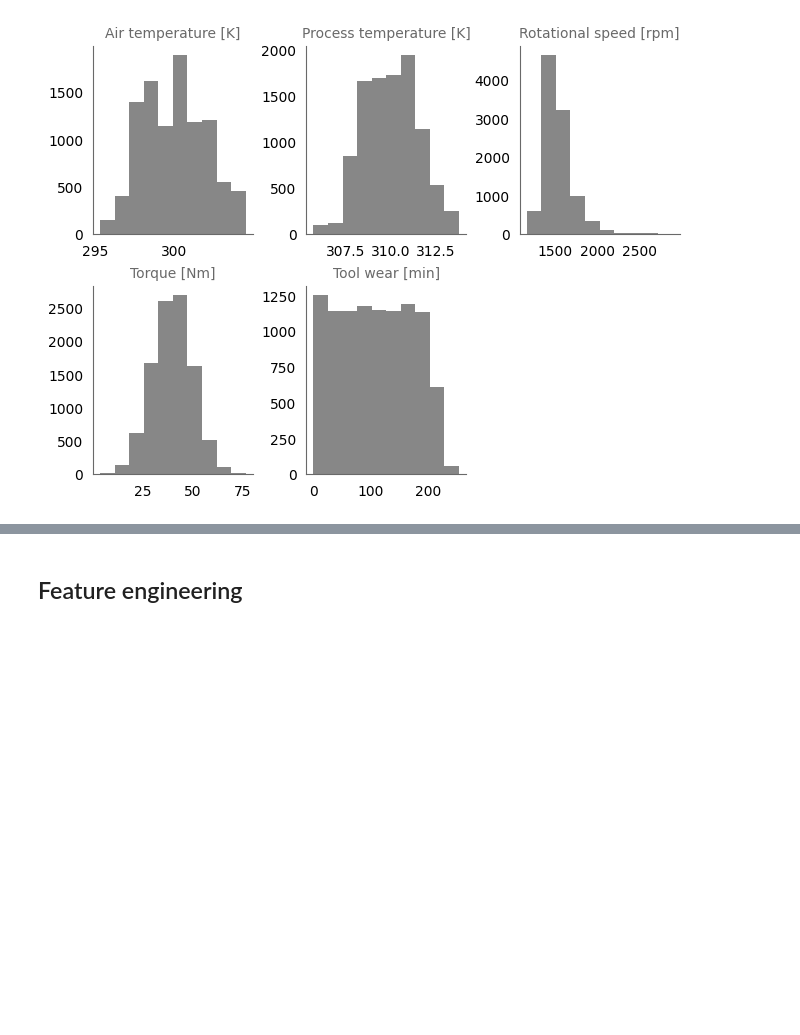
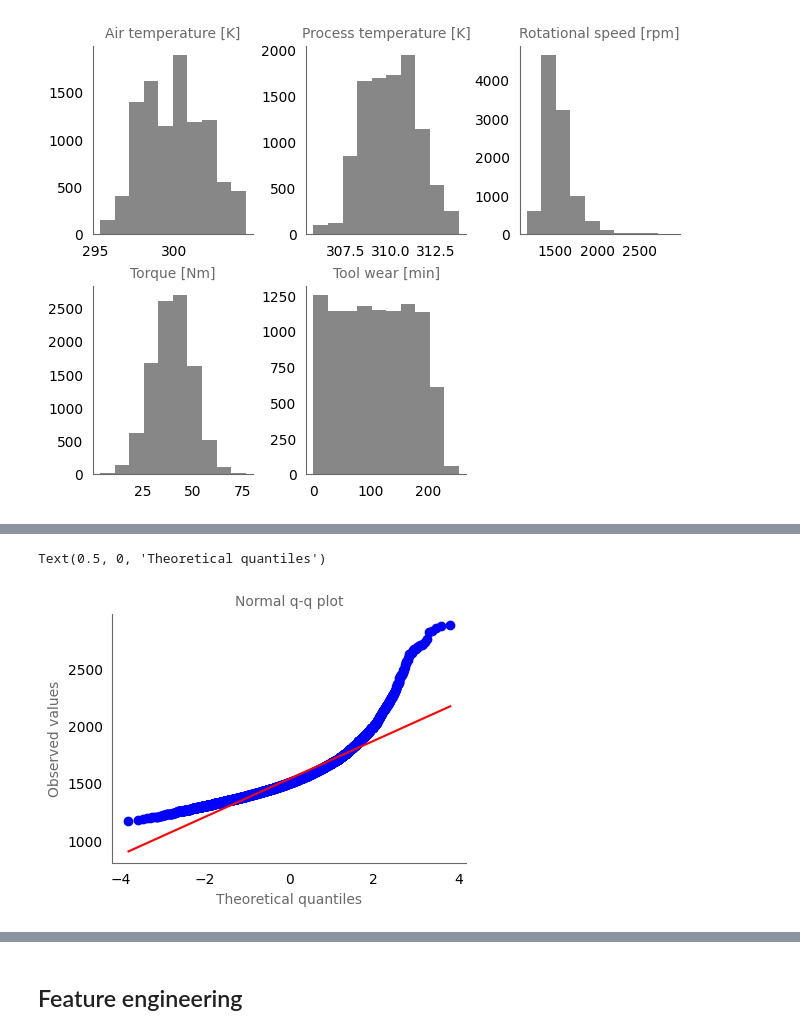
Before and after one commit to earth1987/machine-failure-type, a Jupyter notebook: notebooks/data_exploration.ipynb, the cells around one changed output, grey strips where cells are left out. Cells and saved outputs as stored; diff of their text form; code cells hidden in the pictures; blank space fills up the shorter version.

```diff
--- a/notebooks/data_exploration.ipynb
+++ b/notebooks/data_exploration.ipynb
@@ -164 +262,18 @@ fig.delaxes(axes[5])
+# %%
+# Q-Q plot
+fig, axes= plt.subplots(
+    nrows=1, ncols=1, constrained_layout=True, figsize=(6.4/1.5, 4.8/1.5)
+)
+probplot(raw_df['Rotational speed [rpm]'], dist="norm", plot=axes)
+
+axes.tick_params(bottom=False, left=False)
+axes.grid(False)
+axes.spines[['top', 'right']].set_visible(False)
+axes.spines[['left', 'bottom']].set_color('dimgray')
+axes.set_title('Normal q-q plot', fontsize=10, color='dimgray')
+axes.set_ylabel('Observed values', fontsize=10, color='dimgray')
+axes.set_xlabel('Theoretical quantiles', fontsize=10, color='dimgray')
+# %% [output]
+Text(0.5, 0, 'Theoretical quantiles')
+[figure, added]
 # %% [markdown]
```
Also changed, not shown: parts of 76 cells of this notebook.
